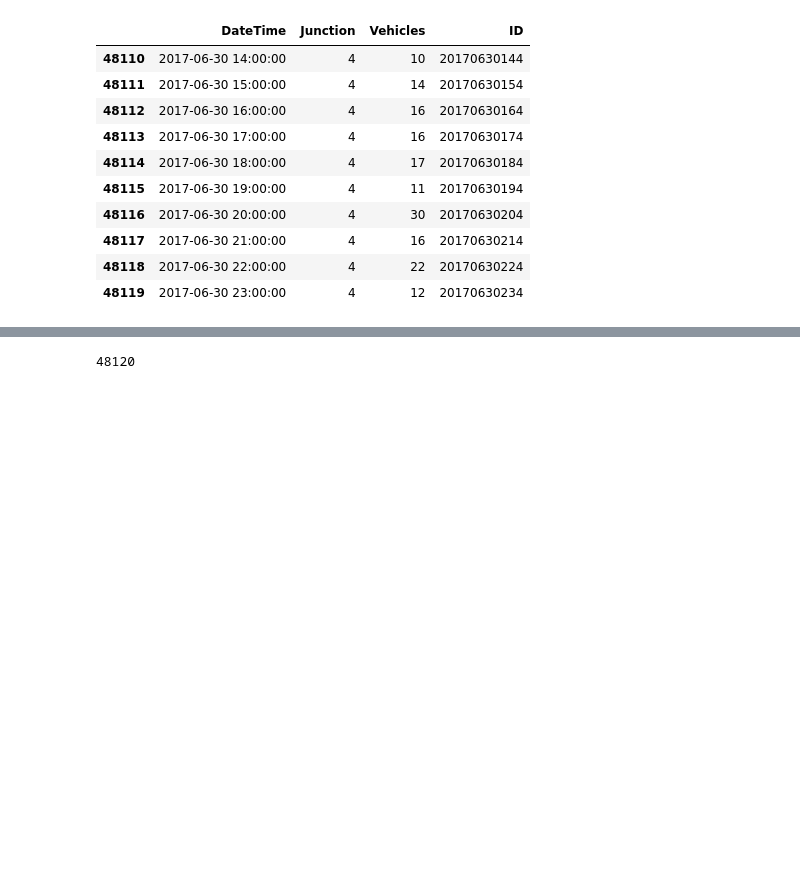
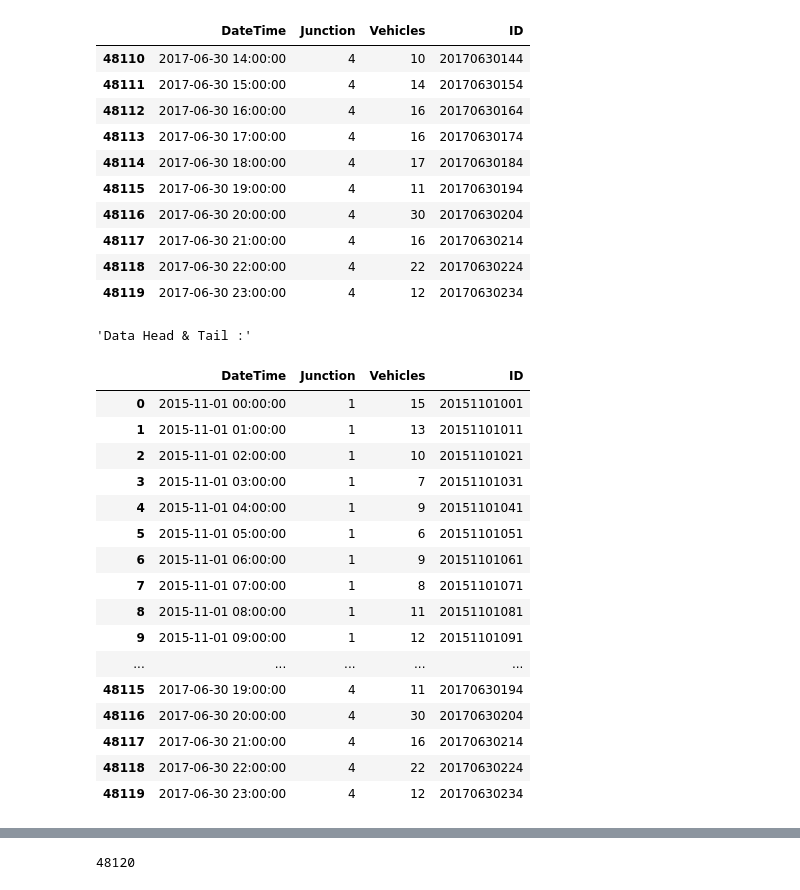
Before and after one commit to yasinsametkaraca/time-series-forecasting, a Jupyter notebook: smart-city/project.ipynb, the cells around one changed output, grey strips where cells are left out. Drawn from its saved outputs; the diff is of its cells as text; code cells hidden in the pictures; blank space fills up the shorter version.

```diff
--- a/smart-city/project.ipynb
+++ b/smart-city/project.ipynb
@@ -44,3 +70,29 @@ data.tail(10)
 | 48117 | 2017-06-30 21:00:00 | 4 | 16 | 20170630214 |
 | 48118 | 2017-06-30 22:00:00 | 4 | 22 | 20170630224 |
 | 48119 | 2017-06-30 23:00:00 | 4 | 12 | 20170630234 |
+# %%
+def display_head_tail(data, head_rows, tail_rows):
+    display("Data Head & Tail :")
+    combined_data = pd.concat([data.head(head_rows), data.tail(tail_rows)])
+    display(combined_data)
+
+display_head_tail(data, head_rows=10, tail_rows=10)
+# %% [output]
+'Data Head & Tail :'
+|  | DateTime | Junction | Vehicles | ID |
+| 0 | 2015-11-01 00:00:00 | 1 | 15 | 20151101001 |
+| 1 | 2015-11-01 01:00:00 | 1 | 13 | 20151101011 |
+| 2 | 2015-11-01 02:00:00 | 1 | 10 | 20151101021 |
+| 3 | 2015-11-01 03:00:00 | 1 | 7 | 20151101031 |
+| 4 | 2015-11-01 04:00:00 | 1 | 9 | 20151101041 |
+| 5 | 2015-11-01 05:00:00 | 1 | 6 | 20151101051 |
+| 6 | 2015-11-01 06:00:00 | 1 | 9 | 20151101061 |
+| 7 | 2015-11-01 07:00:00 | 1 | 8 | 20151101071 |
+| 8 | 2015-11-01 08:00:00 | 1 | 11 | 20151101081 |
+| 9 | 2015-11-01 09:00:00 | 1 | 12 | 20151101091 |
+| ... | ... | ... | ... | ... |
+| 48115 | 2017-06-30 19:00:00 | 4 | 11 | 20170630194 |
+| 48116 | 2017-06-30 20:00:00 | 4 | 30 | 20170630204 |
+| 48117 | 2017-06-30 21:00:00 | 4 | 16 | 20170630214 |
+| 48118 | 2017-06-30 22:00:00 | 4 | 22 | 20170630224 |
+| 48119 | 2017-06-30 23:00:00 | 4 | 12 | 20170630234 |
```
Also changed, not shown: parts of 22 cells of this notebook, 8 other files.
